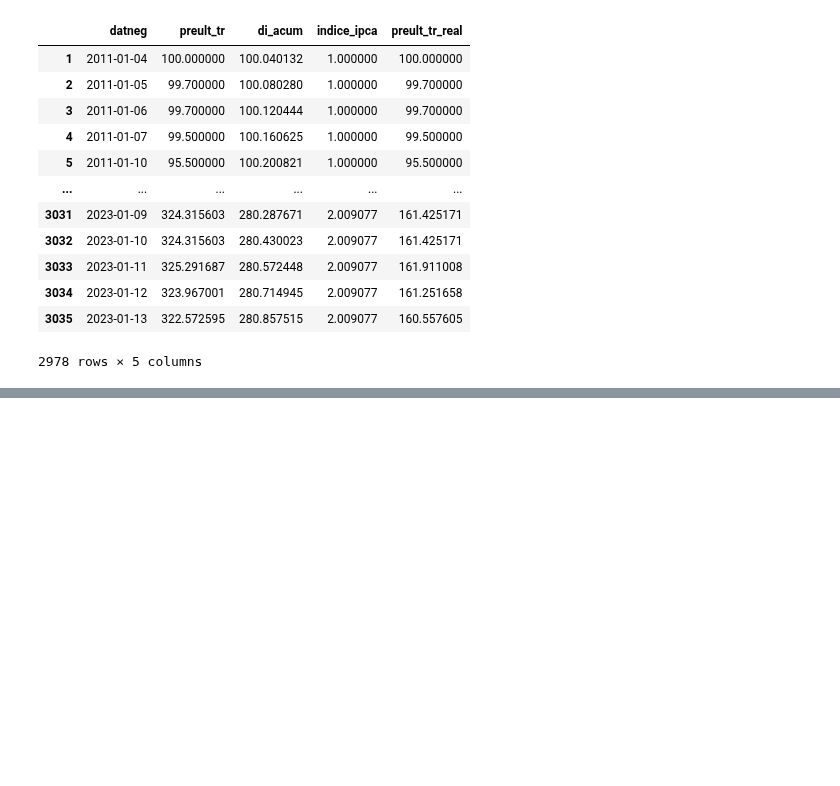
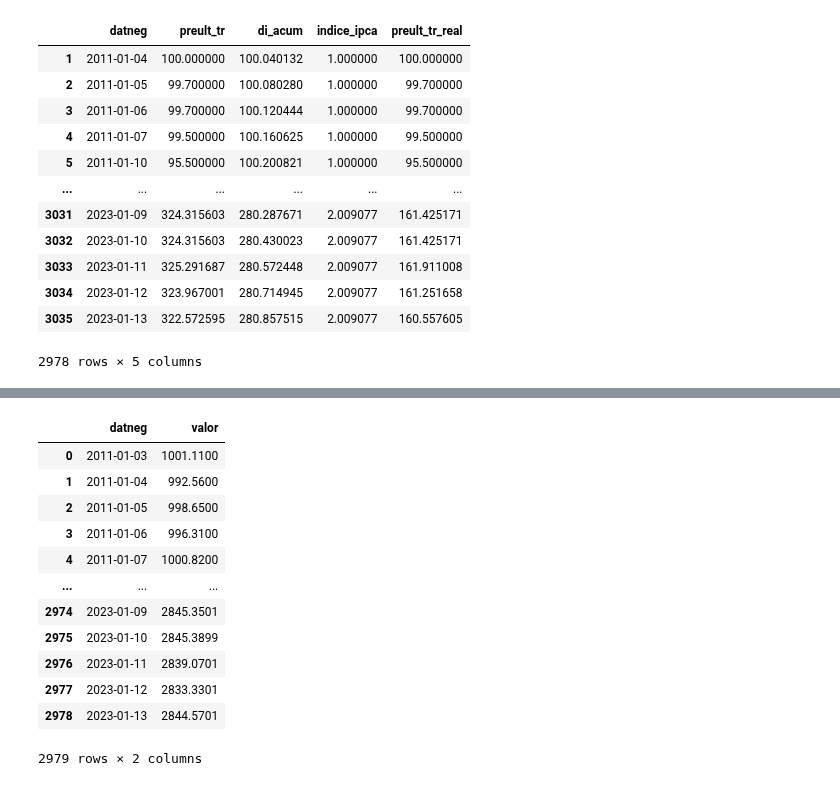
Before and after one commit to crdcj/medium, a Jupyter notebook: KNRI_PERF/knri.ipynb, the cells around one changed output, grey strips where cells are left out. Saved outputs shown, nothing was run; the diff lists cells and outputs as text; code cells hidden in the pictures; blank space fills up the shorter version.

```diff
--- a/KNRI_PERF/knri.ipynb
+++ b/KNRI_PERF/knri.ipynb
@@ -368,3 +367,26 @@ fig.update_layout(
     legend=dict(yanchor="top", y=0.99, xanchor="left", x=0.01),
 )
 fig.show()
+# %%
+ifix = (pd
+    .read_csv('data/ifix.csv', parse_dates=['data'], dayfirst=True)
+    .query('data >= "2011-01-01"')
+    .sort_values('data')
+    .rename(columns={'data':'datneg'})
+    .reset_index(drop=True)
+)
+ifix
+# %% [output]
+|  | datneg | valor |
+| 0 | 2011-01-03 | 1001.1100 |
+| 1 | 2011-01-04 | 992.5600 |
+| 2 | 2011-01-05 | 998.6500 |
+| 3 | 2011-01-06 | 996.3100 |
+| 4 | 2011-01-07 | 1000.8200 |
+| ... | ... | ... |
+| 2974 | 2023-01-09 | 2845.3501 |
+| 2975 | 2023-01-10 | 2845.3899 |
+| 2976 | 2023-01-11 | 2839.0701 |
+| 2977 | 2023-01-12 | 2833.3301 |
+| 2978 | 2023-01-13 | 2844.5701 |
+2979 rows × 2 columns
```
Also changed, not shown: parts of 7 cells of this notebook, 1 other file.
